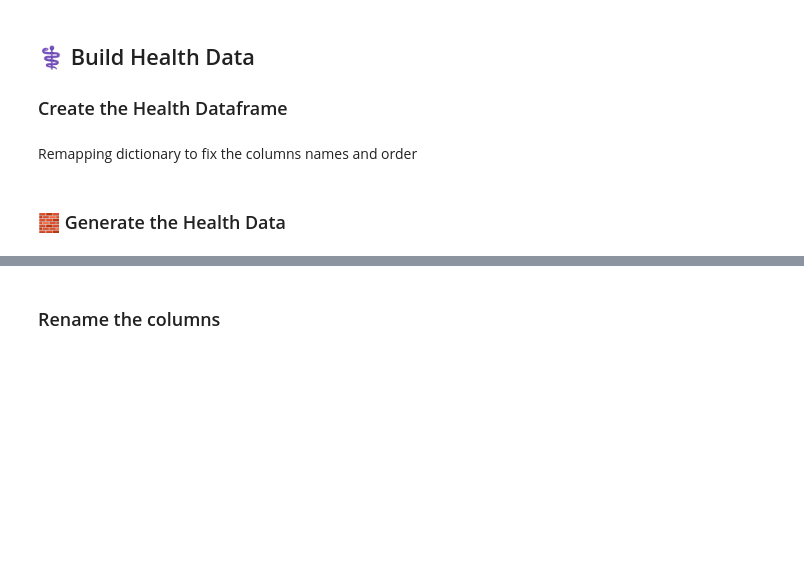
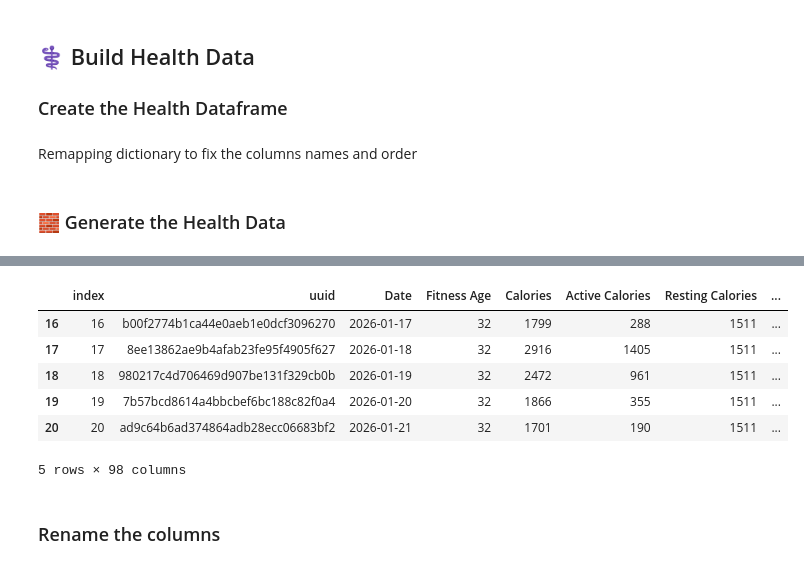
Before and after one commit to christophermagno/christophermagno, a Jupyter notebook: Projects/Personal Health Analysis/health_dataset.ipynb, the cells around one changed output, grey strips where cells are left out. Saved outputs shown, nothing was run; the diff lists cells and outputs as text; code cells hidden in the pictures; blank space fills up the shorter version.

Commit message:
Updating documentation - better appending of new health data to existing data

```diff
--- a/Projects/Personal Health Analysis/health_dataset.ipynb
+++ b/Projects/Personal Health Analysis/health_dataset.ipynb
@@ -48,7 +42,7 @@ from tqdm import tqdm
 import pandas as pd
 import numpy as np
 
-from google.colab import drive
+from google.colab import drive, userdata
 
 from garth.exc import GarthException, GarthHTTPError
 from garminconnect import (
@@ -62,16 +56,20 @@ from garminconnect import (
 logging.basicConfig(level=logging.INFO, format='%(asctime)s - %(levelname)s - %(message)s', force=True)
 log = logging.getLogger('Personal Health Analysis')
 
+# Date format that Garmin likes
+DATE_FORMAT = '%Y-%m-%d'
+
 # Google Drive
 drive.mount('/content/drive')
+
+# Editable global vars
 path_health_data = Path('/content/drive/MyDrive/Colab Notebooks/christophermagno/Projects/Personal Health Analysis/personal_health_data_2026.csv')
 path_activities_data = Path('/content/drive/MyDrive/Colab Notebooks/christophermagno/Projects/Personal Health Analysis/personal_acitivites_data_2026.csv')
-
-# Date format that Garmin likes
-DATE_FORMAT = '%Y-%m-%d'
 
 # Update the dataset even if the csv file exists
 # Use caution because average heart rate data is gathered from granular
 # minute-to-minute data which is only stored up to a certain date
-FORCE_UPDATE = False
+# Only force updating the last 30 days to ensure we always have heart rate data
+# and if we make updates to any of the previous days
+FORCE_UPDATE = -30
 # %% [output]
@@ -162,8 +160,8 @@ def safe_api_call(api_method, *args, **kwargs):
 
 def get_credentials():
     """Get email and password from environment or user input."""
-    email = os.getenv("EMAIL")
-    password = os.getenv("PASSWORD")
+    email = os.getenv("EMAIL") or userdata.get('GARMIN_EMAIL')
+    password = os.getenv("PASSWORD") or userdata.get('GARMIN_PASS')
 
     if not email:
         email = input("Login email: ")
@@ -885,16 +877,18 @@ remap_health_columns = {
 # Build the health data set
 # If data already exists, just read the data and generate health data for
 # new days
-if path_health_data.exists() and not FORCE_UPDATE:
+if path_health_data.exists():
     df_health = pd.read_csv(path_health_data)
     try:
         df_health = df_health.drop('Unnamed: 0', axis=1)  # I don't know why it keeps adding this column...
     except:
         pass
-    dates_to_update = sorted(list(set(dates).difference(set(df_health['Date'].tolist()))))
+
+    # dates_to_update = sorted(list(set(dates).difference(set(df_health['Date'].tolist()))))
+
     # Only update the previous day(s) and not current day since we're still
     # gathering data for that day
-    dates_to_update = dates_to_update[:-1]
+    dates_to_update = dates[FORCE_UPDATE:-1]
 
     log.info(f'Updating Dates: {dates_to_update}')
     health_data = get_healths_data(dates_to_update)
@@ -908,9 +902,10 @@ if path_health_data.exists() and not FORCE_UPDATE:
                 pass
 
     # Concatenate the existing and new DataFrames
-    df_health = pd.concat([df_health, pd.DataFrame(health_data).convert_dtypes()])
+    df_health = pd.concat([df_health.iloc[:FORCE_UPDATE], pd.DataFrame(health_data).convert_dtypes()]).reset_index()
 else:
     # Otherwise generate the data YTD
     health_data = get_healths_data(dates)
     df_health = pd.DataFrame(health_data).convert_dtypes()
 df_health.tail()
+# %% [output]
@@ -917,3 +913,10 @@ df_health.tail()
+|  | index | uuid | Date | Fitness Age | Calories | Active Calories | Resting Calories | ... |
+| 16 | 16 | b00f2774b1ca44e0aeb1e0dcf3096270 | 2026-01-17 | 32 | 1799 | 288 | 1511 | ... |
+| 17 | 17 | 8ee13862ae9b4afab23fe95f4905f627 | 2026-01-18 | 32 | 2916 | 1405 | 1511 | ... |
+| 18 | 18 | 980217c4d706469d907be131f329cb0b | 2026-01-19 | 32 | 2472 | 961 | 1511 | ... |
+| 19 | 19 | 7b57bcd8614a4bbcbef6bc188c82f0a4 | 2026-01-20 | 32 | 1866 | 355 | 1511 | ... |
+| 20 | 20 | ad9c64b6ad374864adb28ecc06683bf2 | 2026-01-21 | 32 | 1701 | 190 | 1511 | ... |
+5 rows × 98 columns
 # %% [markdown]
 ### Rename the columns
 # %%
```
Also changed, not shown: parts of 10 cells of this notebook, 2 other files.
